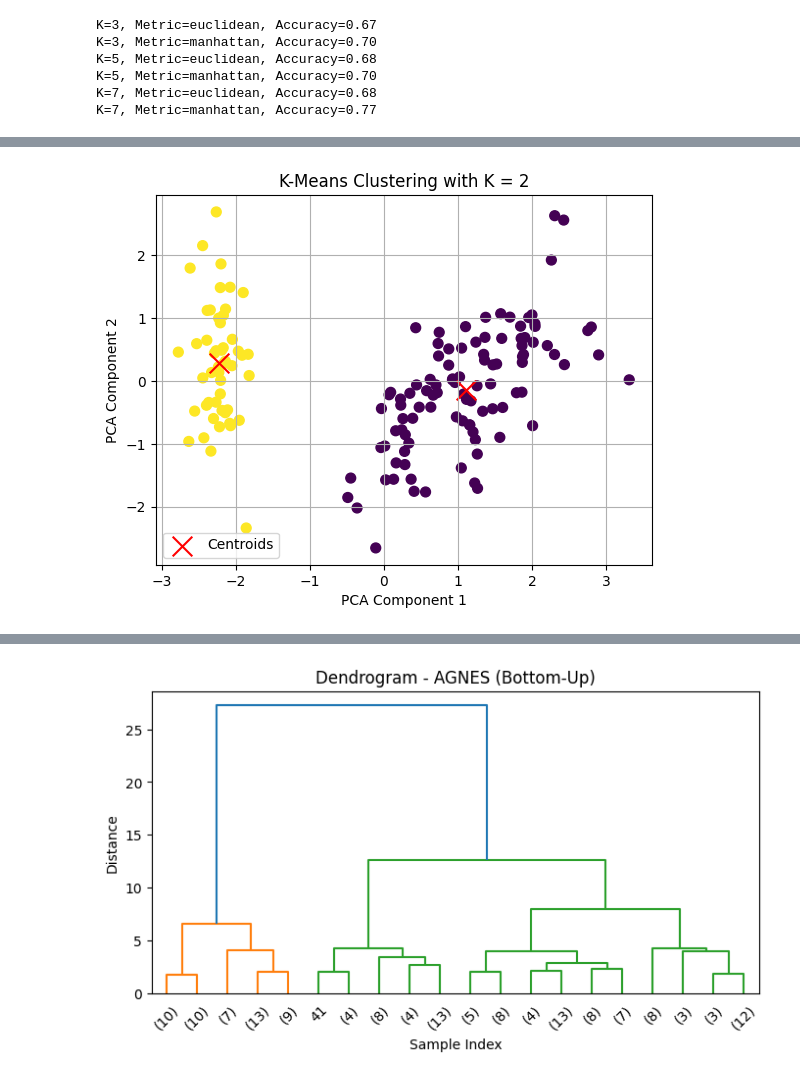
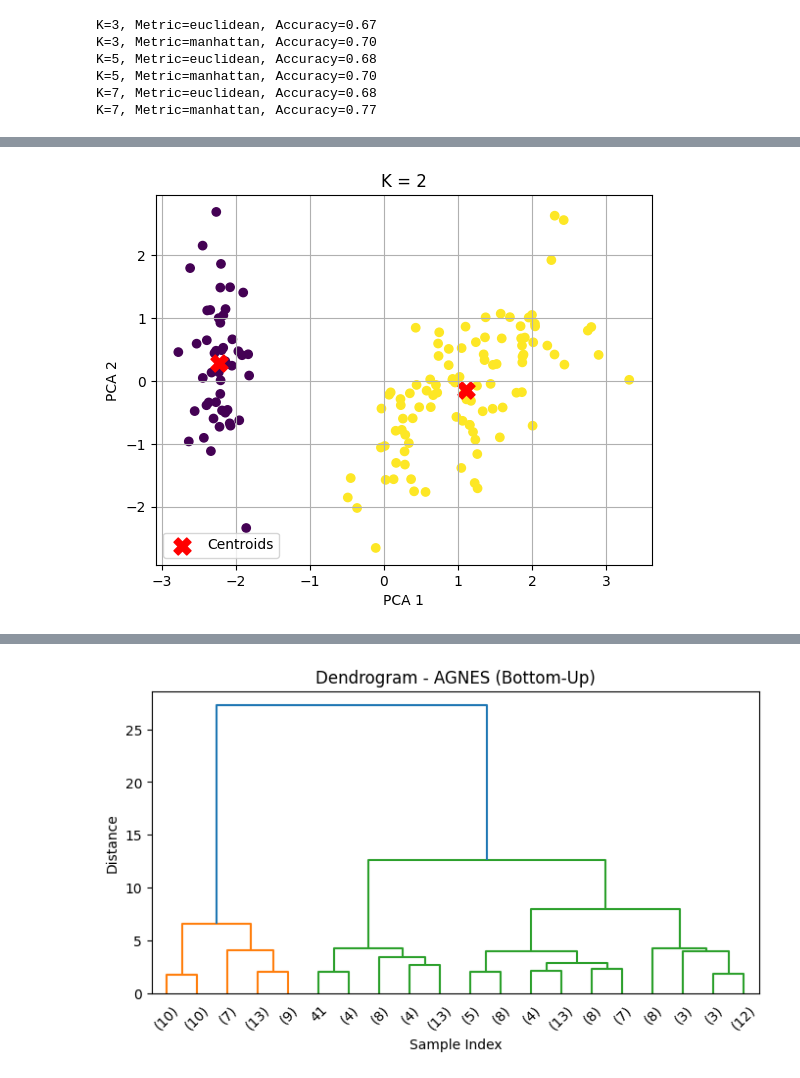
Before and after one commit to Chinmayisr/mllab, a Jupyter notebook: mlLab.ipynb, the cells around one changed output, grey strips where cells are left out. Cells and saved outputs as stored; diff of their text form; code cells hidden in the pictures.

```diff
--- a/mlLab.ipynb
+++ b/mlLab.ipynb
@@ -606,8 +592,14 @@ from sklearn.metrics import accuracy_score
 
 # Load and binarize diabetes target for classification
 data = load_diabetes()
-X, y = data.data, (data.target > 140).astype(int)  # 1 = diabetic, 0 = non-diabetic
+X = data.data
+y=  (data.target > 140).astype(int) # 1 = diabetic, 0 = non-diabetic
 
+# === Load your dataset ===
+# df = pd.read_csv('your_data.csv')
+# Separate features and target:
+# x = df.drop('target_column_name', axis=1).values
+# y = df['target_column_name'].values
 
 
 # Normalize features
@@ -748,66 +701,56 @@ from sklearn.decomposition import PCA
 from sklearn.cluster import KMeans
 from sklearn.metrics import silhouette_score
 
-# --- Step 1: Load Dataset ---
-data = load_iris()
-df = pd.DataFrame(data.data, columns=data.feature_names)
+# Step 1: Load the Iris dataset
+iris = load_iris()
+X = iris.data
+features = iris.feature_names
 
 # --- Step 2: Preprocessing ---
-print("Null values in dataset:\n", df.isnull().sum())
-print("\nDataset statistics:\n", df.describe())
+#print("Null values in dataset:\n", df.isnull().sum())
+#print("\nDataset statistics:\n", df.describe())
 
-# Standardize features
+# Step 2: Standardize the data
 scaler = StandardScaler()
-scaled_data = scaler.fit_transform(df)
+X_scaled = scaler.fit_transform(X)
 
-# Reduce to 2D for visualization
+# Step 3: Reduce dimensions using PCA
 pca = PCA(n_components=2)
-pca_data = pca.fit_transform(scaled_data)
+X_pca = pca.fit_transform(X_scaled)
 
-# --- Step 3: K-Means Clustering for K = 2, 3, 4 ---
+# Step 4: Try K-Means with K = 2, 3, 4
 k_values = [2, 3, 4]
-results = {}
+inertias = []
+silhouettes = []
 
 for k in k_values:
-    kmeans = KMeans(n_clusters=k, random_state=42)
-    clusters = kmeans.fit_predict(scaled_data)
+    model = KMeans(n_clusters=k, random_state=0)
+    labels = model.fit_predict(X_scaled)
 
     # Save metrics
-    results[k] = {
-        "model": kmeans,
-        "clusters": clusters,
-        "inertia": kmeans.inertia_,
-        "silhouette": silhouette_score(scaled_data, clusters)
-    }
+    inertias.append(model.inertia_)
+    silhouettes.append(silhouette_score(X_scaled, labels))
 
-    # --- Step 4: Visualization ---
+    # Plot clusters
     plt.figure()
-    plt.title(f"K-Means Clustering with K = {k}")
-    plt.scatter(pca_data[:, 0], pca_data[:, 1], c=clusters, cmap='viridis', s=50)
-    centers = pca.transform(kmeans.cluster_centers_)
-    plt.scatter(centers[:, 0], centers[:, 1], c='red', marker='x', s=200, label='Centroids')
-    plt.xlabel("PCA Component 1")
-    plt.ylabel("PCA Component 2")
+    plt.title(f"K = {k}")
+    plt.scatter(X_pca[:, 0], X_pca[:, 1], c=labels)
+    centers = pca.transform(model.cluster_centers_)
+    plt.scatter(centers[:, 0], centers[:, 1], c='red', s=150, marker='X', label='Centroids')
+    plt.xlabel('PCA 1')
+    plt.ylabel('PCA 2')
     plt.legend()
     plt.grid(True)
     plt.show()
 
-# --- Step 5: Compare Cluster Performance ---
-print("\n--- K-Means Clustering Performance Comparison ---")
-comparison_df = pd.DataFrame({
-    "K": k_values,
-    "Inertia (SSE)": [results[k]["inertia"] for k in k_values],
-    "Silhouette Score": [results[k]["silhouette"] for k in k_values]
-})
-print(comparison_df)
+# Step 5: Show comparison table
+print("K\tInertia\t\tSilhouette Score")
+for i in range(len(k_values)):
+    print(f"{k_values[i]}\t{inertias[i]:.2f}\t\t{silhouettes[i]:.2f}")
 
-# --- Step 6: Inference / Analysis ---
-print("\n--- Inference / Analysis ---")
-print("1. Dataset: Iris (unsupervised; true labels not used).")
-print("2. Data was preprocessed via standardization and reduced to 2D with PCA for visualization.")
-print("3. K-Means was applied for K = 2, 3, 4.")
-print("4. Inertia (SSE) decreased with higher K, indicating tighter clusters.")
-print("5. Silhouette Score peaked at K = 2 or 3, suggesting optimal compactness and separation.")
-print("6. PCA plots show distinct clusters, especially for K = 3, which aligns with true Iris species.")
-print("7. K = 3 is likely optimal for this dataset based on visual and metric analysis.")
+# Step 6: Summary
+print("\nSummary:")
+print("→ K = 3 gives the best balance of compact clusters and separation.")
+print("→ K-Means performance was compared using Inertia and Silhouette Score.")
+print("→ PCA helped us visualize how well the clusters were formed.")
 # %% [output]
@@ -831 +757 @@ max            2.500000
-[figure, old version]
+[figure, new version]
```
Also changed, not shown: parts of 9 cells of this notebook.
